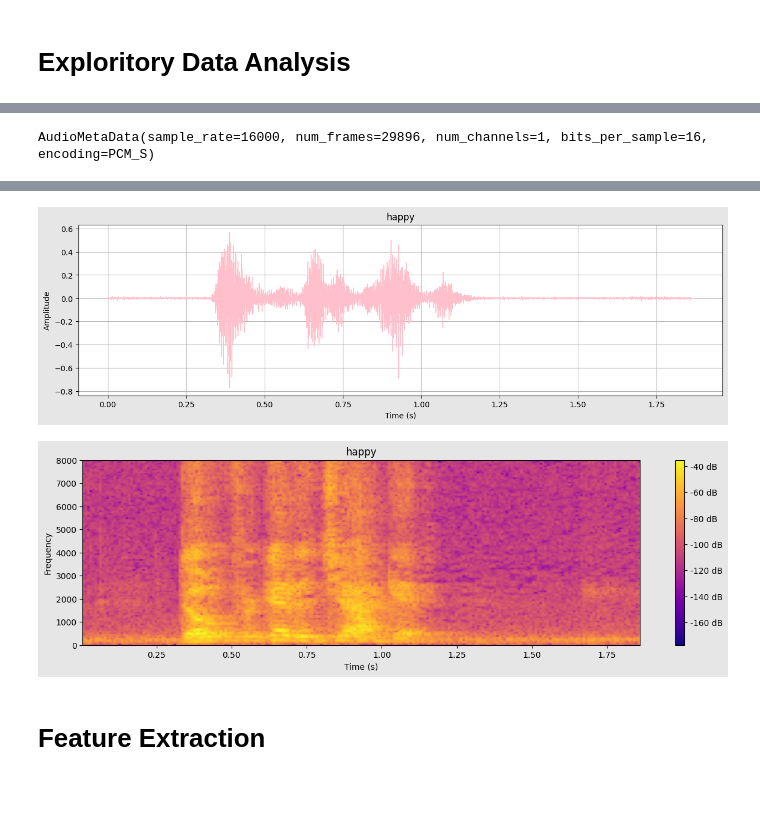
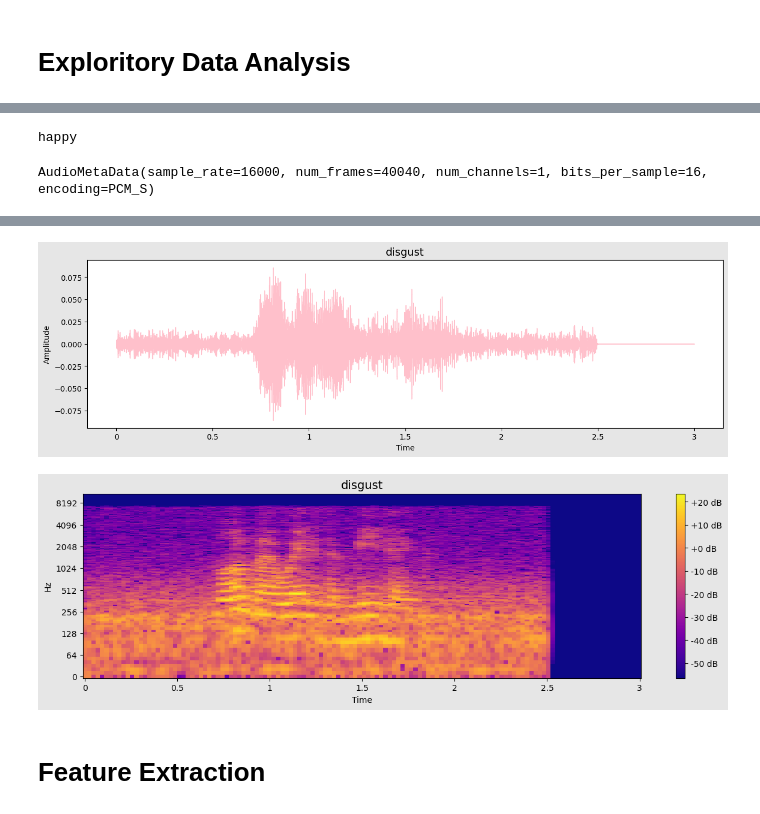
Before and after one commit to satria-ui/TugasAkhir2023, a Jupyter notebook: script/main.ipynb, the cells around one changed output, grey strips where cells are left out. Cells and saved outputs as stored; diff of their text form; code cells hidden in the pictures.

```diff
--- a/script/main.ipynb
+++ b/script/main.ipynb
@@ -143,16 +185,37 @@ sns.histplot(dataset.Emotions, color='#F19C0E')
+# %%
+mapping = {'angry': "0", 'fear': "1", 'disgust': 2, 'happy': 3, 'neutral': 4, 'sad': 5}
+reverse_mapping_dict = {v: k for k, v in mapping.items()}
+
+if 3 in reverse_mapping_dict:
+    emotion = reverse_mapping_dict[3]
+    print(emotion)
+else:
+    "Unknown emotion value"
+# %% [output]
+happy
 # %%
-idx = 0
-CMD.audio_info(idx)
-CMD.play_audio(idx)
-# using ipython audio libary
-CMD.plot_waveform(idx)
-# using matplotlib spectogram library
-CMD.plot_spectogram(idx)
+from Code.utils import CremaD
+SAMPLE_RATE = 22050
+NUM_SAMPLE = 22050
+DURATION = 3
+CMD = CremaD(path="./dataset/test/1066_IOM_DIS_XX.wav", sample_rate=SAMPLE_RATE, duration=DURATION, num_samples=NUM_SAMPLE)
+
+CMD.audio_info()
+CMD.play_audio()
+CMD.plot_waveform()
+CMD.plot_spectogram()
+
+# CMD.audio_info(idx)
+# CMD.play_audio(idx)
+# # using ipython audio libary
+# CMD.plot_waveform(idx)
+# # using matplotlib spectogram library
+# CMD.plot_spectogram(idx)
 # %% [output]
-AudioMetaData(sample_rate=16000, num_frames=29896, num_channels=1, bits_per_sample=16, encoding=PCM_S)
+AudioMetaData(sample_rate=16000, num_frames=40040, num_channels=1, bits_per_sample=16, encoding=PCM_S)
 [interactive output not drawn]
-[figure, old version]
+[figure, new version]
-[figure, old version]
+[figure, new version]
 # %% [markdown]
 # Feature Extraction
 # %% [markdown]
```
Also changed, not shown: parts of 11 cells of this notebook, 2 other files.
